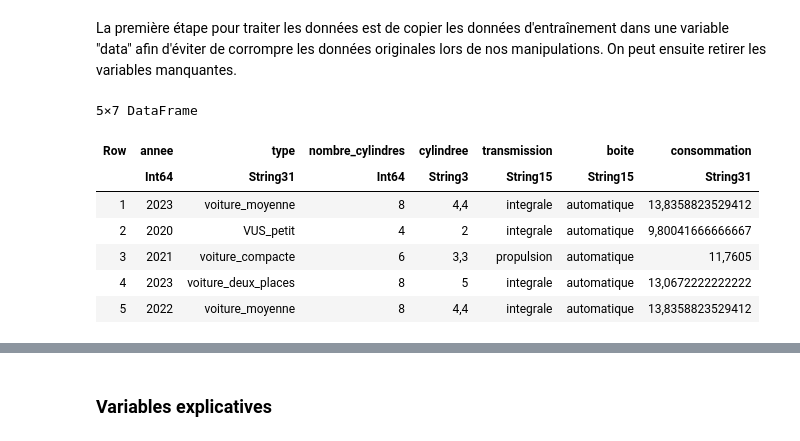
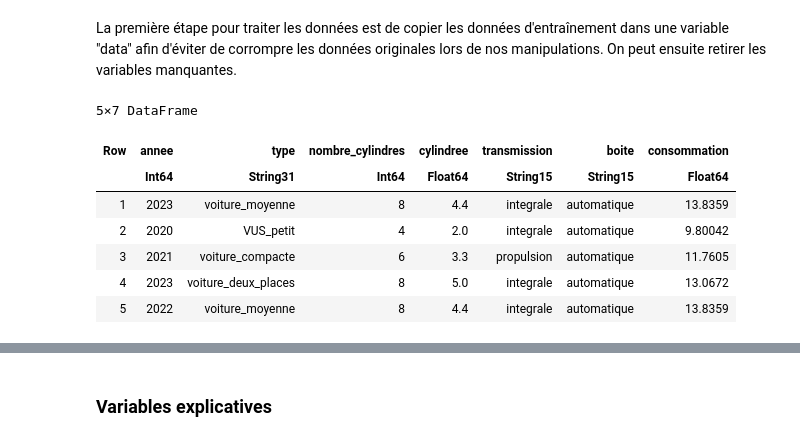
Before and after one commit to Colavita/Prediction-consommation-carburant, a Jupyter notebook: notebooks/projet_equipe_R.ipynb, the cells around one changed output, grey strips where cells are left out. Cells and saved outputs as stored; diff of their text form; code cells hidden in the pictures.

```diff
--- a/notebooks/projet_equipe_R.ipynb
+++ b/notebooks/projet_equipe_R.ipynb
@@ -108,0 +84,34 @@ one_hot_encode (generic function with 1 method)
+# %%
+function default_prerocessing(data)
+    # Datasets that contain 'consommation'
+datasets_with_consommation = [data]
+
+# Datasets without 'consommation'
+datasets_without_consommation = [test]
+
+# Apply replacements to 'cylindree' in all datasets
+for df in [data]
+    df.cylindree = replace.(df.cylindree, "," => ".")
+end
+
+# Apply replacements to 'consommation' only in datasets that have it
+for df in datasets_with_consommation
+    df.consommation = replace.(df.consommation, "," => ".")
+end
+
+# Convert 'cylindree' to float in all datasets
+for df in [data]
+    df.cylindree = safe_parse_float.(df.cylindree)
+end
+
+# Convert 'consommation' to float in datasets with 'consommation'
+for df in datasets_with_consommation
+    df.consommation = safe_parse_float.(df.consommation)
+end
+
+# Drop missing values in all datasets
+for df in [data]
+    dropmissing!(df)
+end
+
+end
@@ -115,17 +126,19 @@ La première étape pour traiter les données est de copier les données d'entra
 # %%
 # faire une copie initiale du dataframe
 data = deepcopy(train)
 
 # retirer les colonnes ayant des données vides de notre dataframe
 data = dropmissing(data)
 
+default_prerocessing(data)
+
 first(data, 5)
 # %% [output]
 5×7 DataFrame
 | Row | annee | type | nombre_cylindres | cylindree | transmission | boite | consommation |
-|  | Int64 | String31 | Int64 | String3 | String15 | String15 | String31 |
-| 1 | 2023 | voiture_moyenne | 8 | 4,4 | integrale | automatique | 13,8358823529412 |
-| 2 | 2020 | VUS_petit | 4 | 2 | integrale | automatique | 9,80041666666667 |
-| 3 | 2021 | voiture_compacte | 6 | 3,3 | propulsion | automatique | 11,7605 |
-| 4 | 2023 | voiture_deux_places | 8 | 5 | integrale | automatique | 13,0672222222222 |
-| 5 | 2022 | voiture_moyenne | 8 | 4,4 | integrale | automatique | 13,8358823529412 |
+|  | Int64 | String31 | Int64 | Float64 | String15 | String15 | Float64 |
+| 1 | 2023 | voiture_moyenne | 8 | 4.4 | integrale | automatique | 13.8359 |
+| 2 | 2020 | VUS_petit | 4 | 2.0 | integrale | automatique | 9.80042 |
+| 3 | 2021 | voiture_compacte | 6 | 3.3 | propulsion | automatique | 11.7605 |
+| 4 | 2023 | voiture_deux_places | 8 | 5.0 | integrale | automatique | 13.0672 |
+| 5 | 2022 | voiture_moyenne | 8 | 4.4 | integrale | automatique | 13.8359 |
```
Also changed, not shown: parts of 60 cells of this notebook, 4 other files.
